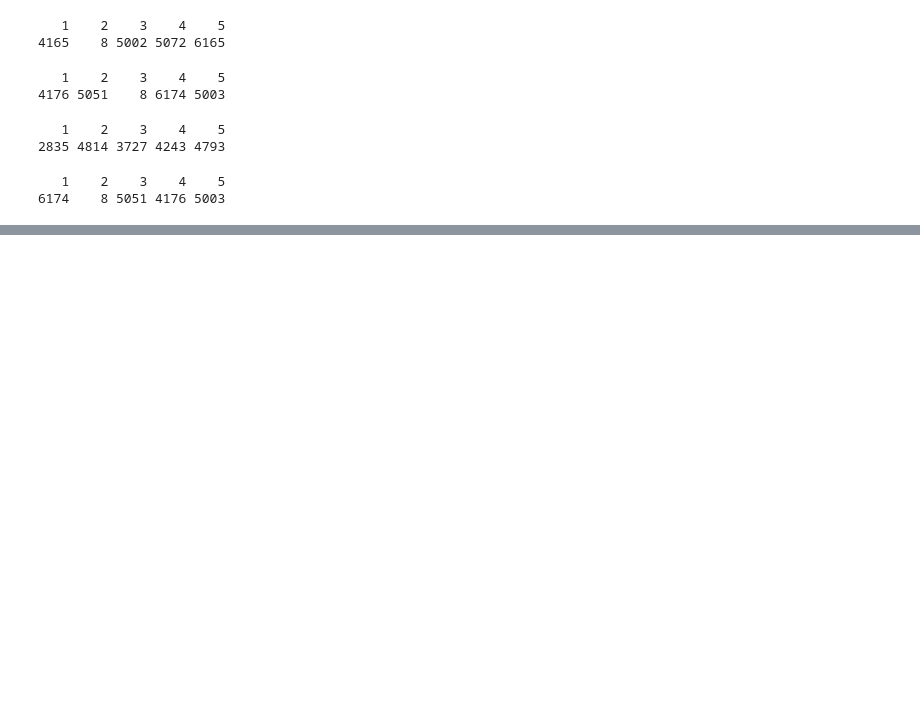
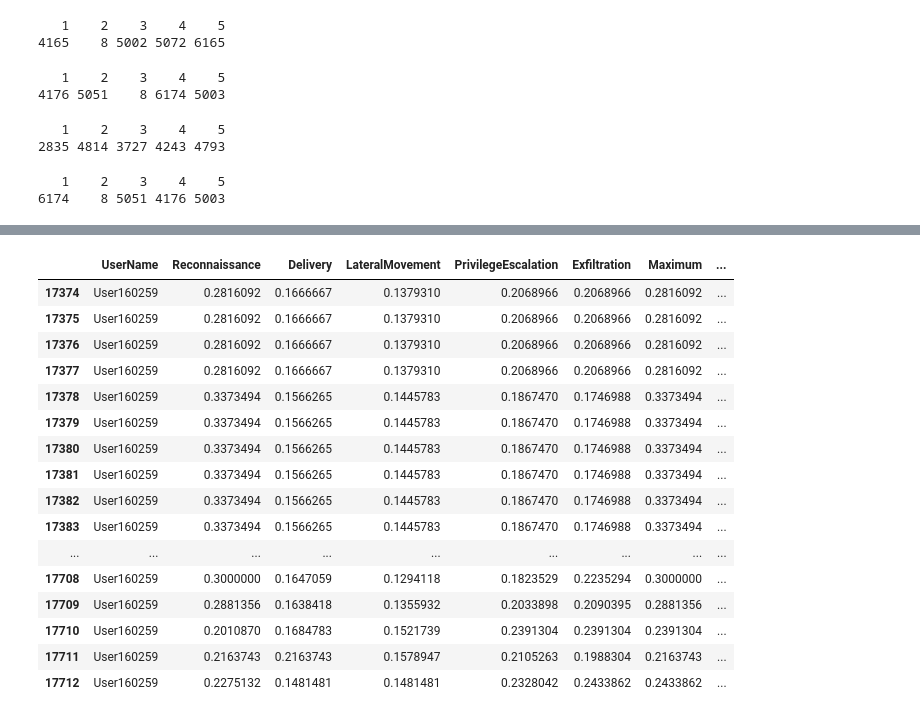
Before and after one commit to gabejg/Advanced-Cyber-Analytics-for-Attack-Detection, a Jupyter notebook: Alex/4 - Kill Chain/KC implementation.ipynb, the cells around one changed output, grey strips where cells are left out. Cells and saved outputs as stored; diff of their text form; code cells hidden in the pictures; blank space fills up the shorter version.

```diff
--- a/Alex/4 - Kill Chain/KC implementation.ipynb
+++ b/Alex/4 - Kill Chain/KC implementation.ipynb
@@ -203,0 +892,5 @@ _Idea: All events start with a score of 0 to belong to StageN, N from 1 to 5. Th
+# %%
+Maximum <- pmax(Probs$Reconnaissance,Probs$Delivery,Probs$LateralMovement,Probs$PrivilegeEscalation,Probs$Exfiltration)
+Probs_with_clusters <- cbind(Probs, Maximum)
+
+head(Probs_with_clusters, 10)
@@ -203,0 +909,22 @@ _Idea: All events start with a score of 0 to belong to StageN, N from 1 to 5. Th
+# %%
+Cluster <- vector(len=nrow(Probs_with_clusters))
+for(i in 1:nrow(Probs_with_clusters)) {
+    if(Probs_with_clusters$Maximum[i]==Probs_with_clusters$Reconnaissance[i]) {
+        Cluster[i] <- "R"
+    }
+    if(Probs_with_clusters$Maximum[i]==Probs_with_clusters$Delivery[i]) {
+        Cluster[i] <- "D"
+    }
+    if(Probs_with_clusters$Maximum[i]==Probs_with_clusters$LateralMovement[i]) {
+        Cluster[i] <- "LM"
+    }
+    if(Probs_with_clusters$Maximum[i]==Probs_with_clusters$PrivilegeEscalation[i]) {
+        Cluster[i] <- "PE"
+    }
+    if(Probs_with_clusters$Maximum[i]==Probs_with_clusters$Exfiltration[i]) {
+        Cluster[i] <- "E"
+    }
+}
+
+Probs_with_clusters <- cbind(UserName = df$UserName, Probs_with_clusters, Cluster)
+head(Probs_with_clusters, 10)
@@ -203,0 +960,21 @@ _Idea: All events start with a score of 0 to belong to StageN, N from 1 to 5. Th
+# %%
+set.seed(1)
+Probs_with_clusters[Probs_with_clusters$UserName==sample(df$UserName, size=1), ]
+# %% [output]
+|  | UserName | Reconnaissance | Delivery | LateralMovement | PrivilegeEscalation | Exfiltration | Maximum | ... |
+| 17374 | User160259 | 0.2816092 | 0.1666667 | 0.1379310 | 0.2068966 | 0.2068966 | 0.2816092 | ... |
+| 17375 | User160259 | 0.2816092 | 0.1666667 | 0.1379310 | 0.2068966 | 0.2068966 | 0.2816092 | ... |
+| 17376 | User160259 | 0.2816092 | 0.1666667 | 0.1379310 | 0.2068966 | 0.2068966 | 0.2816092 | ... |
+| 17377 | User160259 | 0.2816092 | 0.1666667 | 0.1379310 | 0.2068966 | 0.2068966 | 0.2816092 | ... |
+| 17378 | User160259 | 0.3373494 | 0.1566265 | 0.1445783 | 0.1867470 | 0.1746988 | 0.3373494 | ... |
+| 17379 | User160259 | 0.3373494 | 0.1566265 | 0.1445783 | 0.1867470 | 0.1746988 | 0.3373494 | ... |
+| 17380 | User160259 | 0.3373494 | 0.1566265 | 0.1445783 | 0.1867470 | 0.1746988 | 0.3373494 | ... |
+| 17381 | User160259 | 0.3373494 | 0.1566265 | 0.1445783 | 0.1867470 | 0.1746988 | 0.3373494 | ... |
+| 17382 | User160259 | 0.3373494 | 0.1566265 | 0.1445783 | 0.1867470 | 0.1746988 | 0.3373494 | ... |
+| 17383 | User160259 | 0.3373494 | 0.1566265 | 0.1445783 | 0.1867470 | 0.1746988 | 0.3373494 | ... |
+| ... | ... | ... | ... | ... | ... | ... | ... | ... |
+| 17708 | User160259 | 0.3000000 | 0.1647059 | 0.1294118 | 0.1823529 | 0.2235294 | 0.3000000 | ... |
+| 17709 | User160259 | 0.2881356 | 0.1638418 | 0.1355932 | 0.2033898 | 0.2090395 | 0.2881356 | ... |
+| 17710 | User160259 | 0.2010870 | 0.1684783 | 0.1521739 | 0.2391304 | 0.2391304 | 0.2391304 | ... |
+| 17711 | User160259 | 0.2163743 | 0.2163743 | 0.1578947 | 0.2105263 | 0.1988304 | 0.2163743 | ... |
+| 17712 | User160259 | 0.2275132 | 0.1481481 | 0.1481481 | 0.2328042 | 0.2433862 | 0.2433862 | ... |
```
Also changed, not shown: parts of 25 cells of this notebook, 1 other file.
